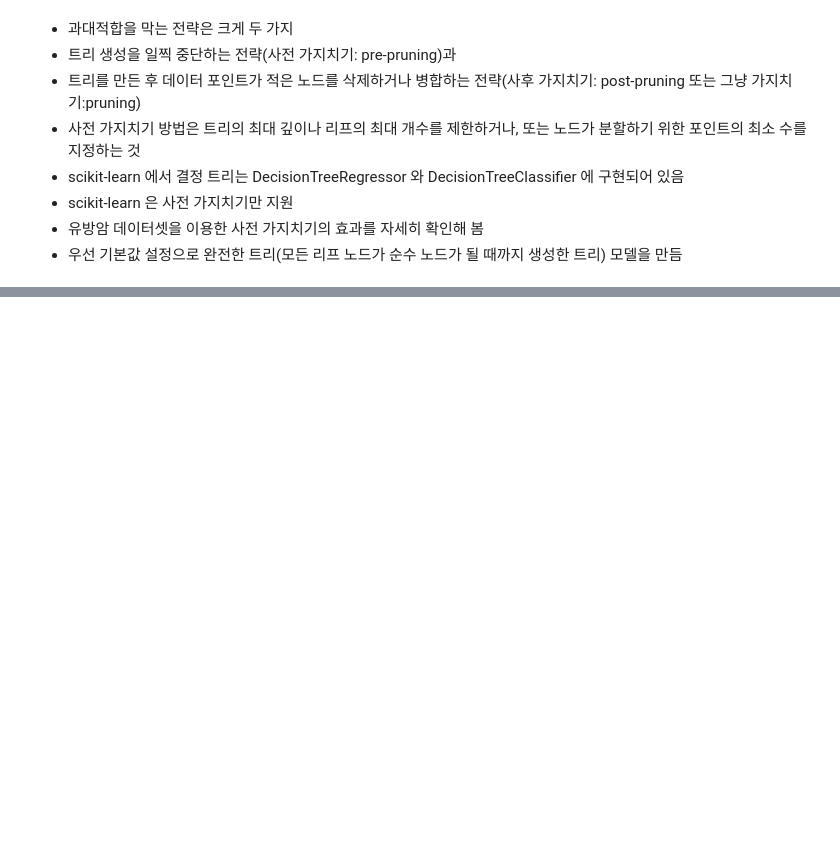
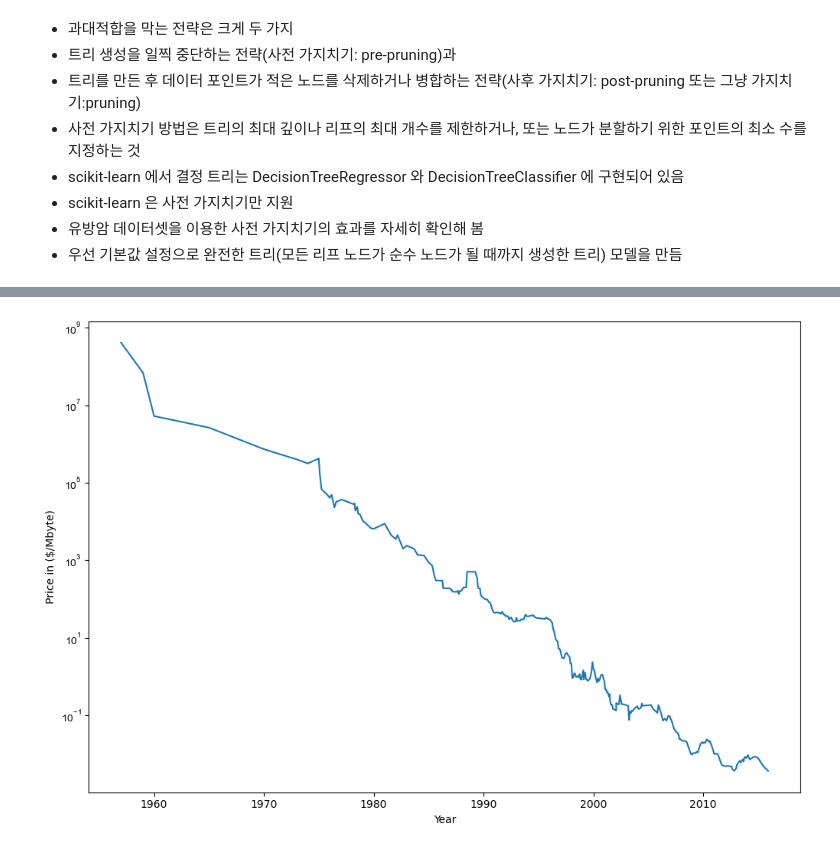
Before and after one commit to YuumiNam/Jupyter, a Jupyter notebook: ml/Chap04.ipynb, the cells around one changed output, grey strips where cells are left out. Cells and saved outputs as stored; diff of their text form; code cells hidden in the pictures; blank space fills up the shorter version.

```diff
--- a/ml/Chap04.ipynb
+++ b/ml/Chap04.ipynb
@@ -51,0 +161,14 @@ mglearn.plots.plot_tree_progressive();
+# %%
+import os
+import pandas as pd
+
+ram_prices = pd.read_csv("data/ram_price.csv");
+
+plt.figure(figsize=(12, 8));
+plt.yticks(fontname = "Arial");
+plt.semilogy(ram_prices.date, ram_prices.price);
+plt.xlabel("Year");
+plt.ylabel("Price in ($/Mbyte)");
+plt.show();
+# %% [output]
+[figure, added]
```
Also changed, not shown: parts of 18 cells of this notebook, 3 other files.
